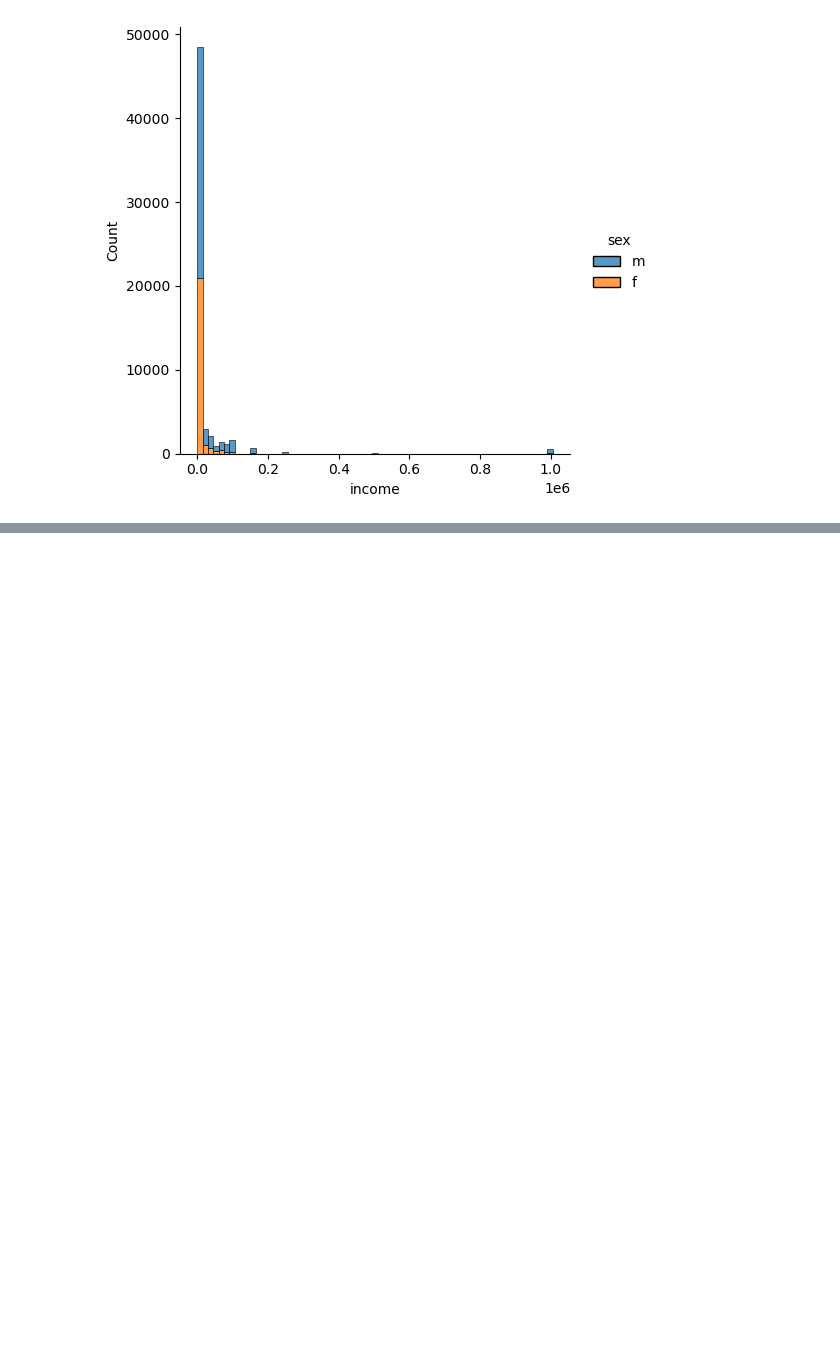
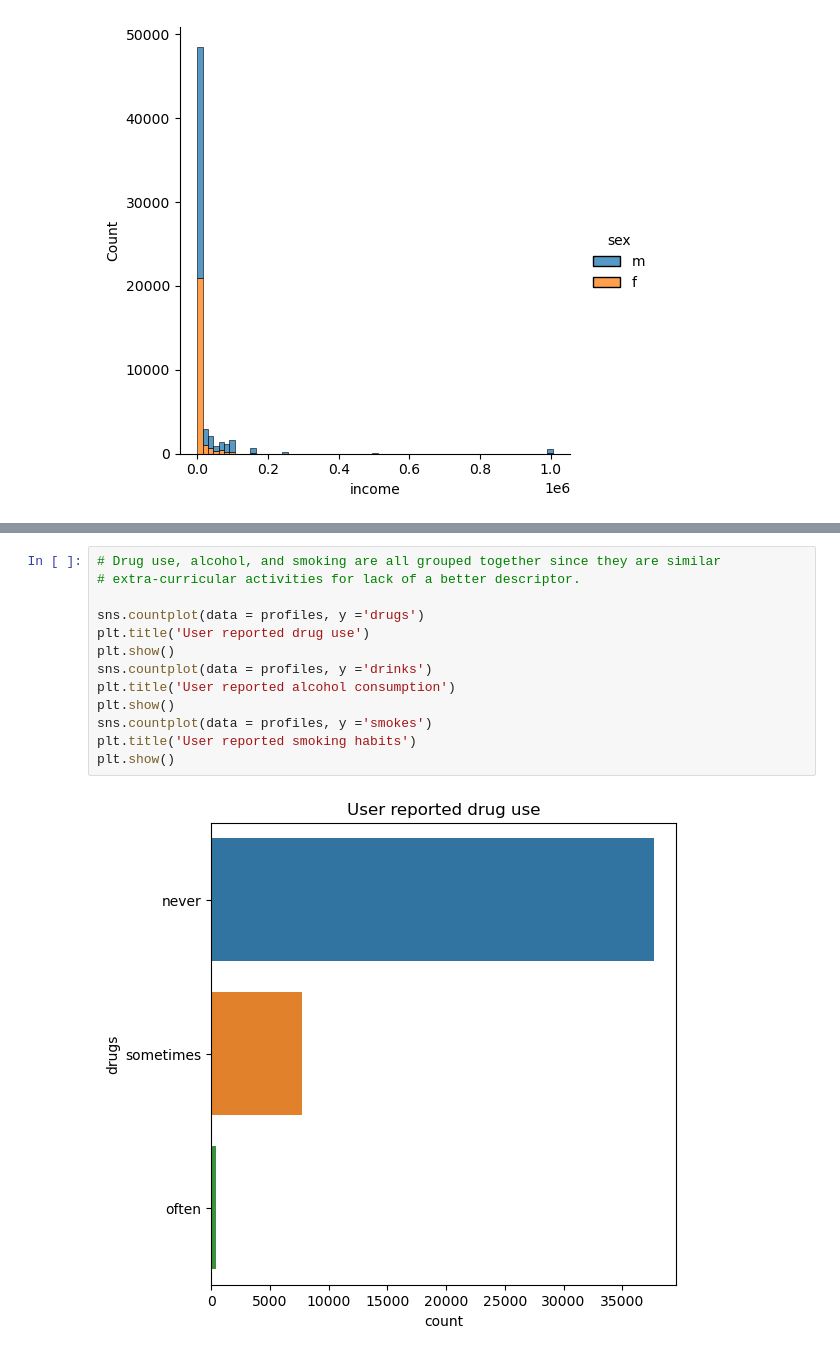
Before and after one commit to StephPad11/OKCupid-Project, a Jupyter notebook: date-a-scientist.ipynb, the cells around one changed output, grey strips where cells are left out. Saved outputs shown, nothing was run; the diff lists cells and outputs as text; blank space fills up the shorter version.

```diff
--- a/date-a-scientist.ipynb
+++ b/date-a-scientist.ipynb
@@ -219,0 +246,15 @@ Text(0.5, 1.03, 'Income of Users ($)')
+# %%
+# Drug use, alcohol, and smoking are all grouped together since they are similar
+# extra-curricular activities for lack of a better descriptor.
+
+sns.countplot(data = profiles, y ='drugs')
+plt.title('User reported drug use')
+plt.show()
+sns.countplot(data = profiles, y ='drinks')
+plt.title('User reported alcohol consumption')
+plt.show()
+sns.countplot(data = profiles, y ='smokes')
+plt.title('User reported smoking habits')
+plt.show()
+# %% [output]
+[figure, added]
```
Also changed, not shown: parts of 5 cells of this notebook.
